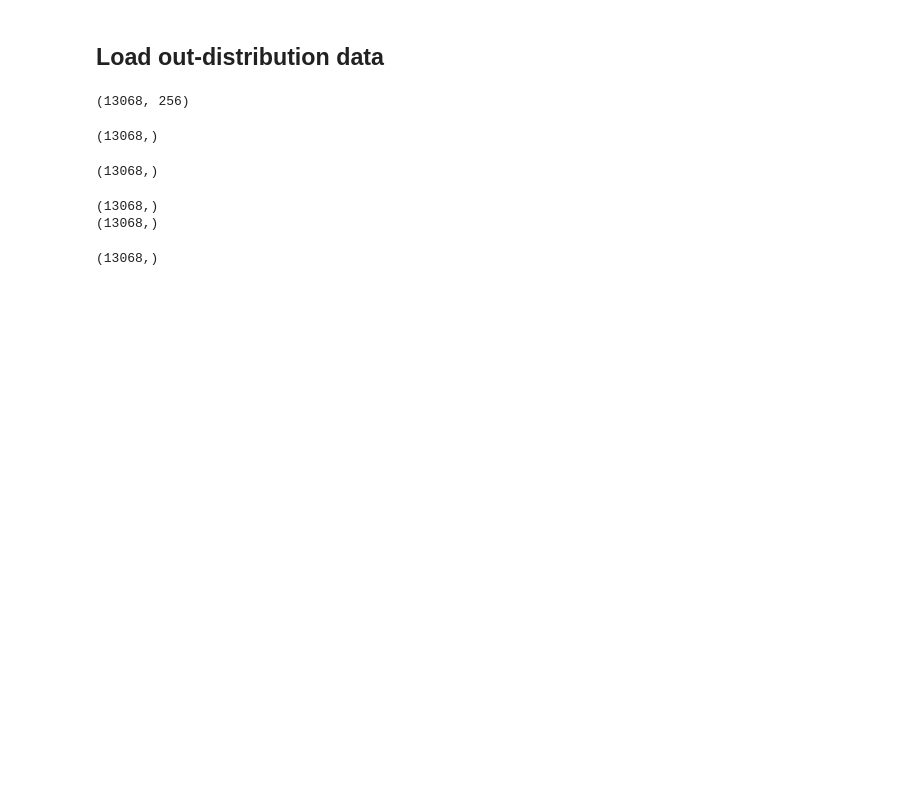
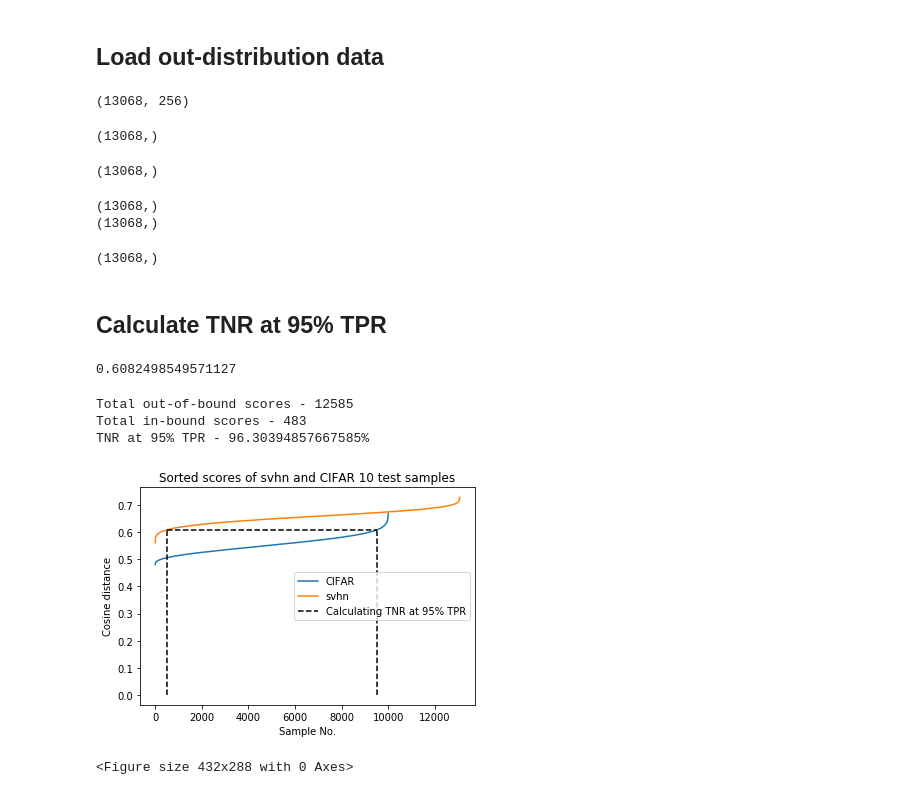
Before and after one commit to grvmishra788/OOD_Detection, a Jupyter notebook: script_analysis.ipynb, the cells around one changed output. Cells and saved outputs as stored; diff of their text form; code cells hidden in the pictures; blank space fills up the shorter version.

```diff
--- a/script_analysis.ipynb
+++ b/script_analysis.ipynb
@@ -241,3 +241,51 @@ svhn_scores = np.load(save_location)
 print(svhn_scores.shape)
 # %% [output]
 (13068,)
+# %% [markdown]
+## **Calculate TNR at 95% TPR**
+# %%
+#sort scores
+CIFAR_10_validation_scores_sorted = sorted(CIFAR_10_validation_scores)
+svhn_scores_sorted = sorted(svhn_scores)
+# %%
+threshold = CIFAR_10_validation_scores_sorted[9500]
+print(threshold)
+# %% [output]
+0.6082498549571127
+# %%
+out_of_bound_scores = [a for a in svhn_scores_sorted if a>threshold]
+TOTAL_OUT_OF_BOUND_SCORES = len(out_of_bound_scores)
+TOTAL_IN_BOUND_SCORES = 13068 - TOTAL_OUT_OF_BOUND_SCORES
+print("Total out-of-bound scores - " + str(TOTAL_OUT_OF_BOUND_SCORES))
+print("Total in-bound scores - " + str(TOTAL_IN_BOUND_SCORES))
+print("TNR at 95% TPR - {0}%".format(TOTAL_OUT_OF_BOUND_SCORES*100/len(svhn_scores_sorted)))
+# %% [output]
+Total out-of-bound scores - 12585
+Total in-bound scores - 483
+TNR at 95% TPR - 96.30394857667585%
+# %%
+plt.plot(CIFAR_10_validation_scores_sorted)
+plt.plot(svhn_scores_sorted)
+
+x_coordinates = [9500, 9500]
+y_coordinates = [0, threshold]
+plt.plot(x_coordinates, y_coordinates, 'k--')
+
+x_coordinates = [TOTAL_IN_BOUND_SCORES, 9500]
+y_coordinates = [threshold, threshold]
+plt.plot(x_coordinates, y_coordinates, 'k--')
+
+x_coordinates = [TOTAL_IN_BOUND_SCORES, TOTAL_IN_BOUND_SCORES]
+y_coordinates = [0, threshold]
+plt.plot(x_coordinates, y_coordinates, 'k--')
+
+plt.title("Sorted scores of svhn and CIFAR 10 test samples")
+plt.xlabel("Sample No.")
+plt.ylabel("Cosine distance")
+plt.legend(["CIFAR", "svhn", "Calculating TNR at 95% TPR"])
+
+plt.show()
+plt.draw()
+# %% [output]
+[figure, added]
+<Figure size 432x288 with 0 Axes>
```
